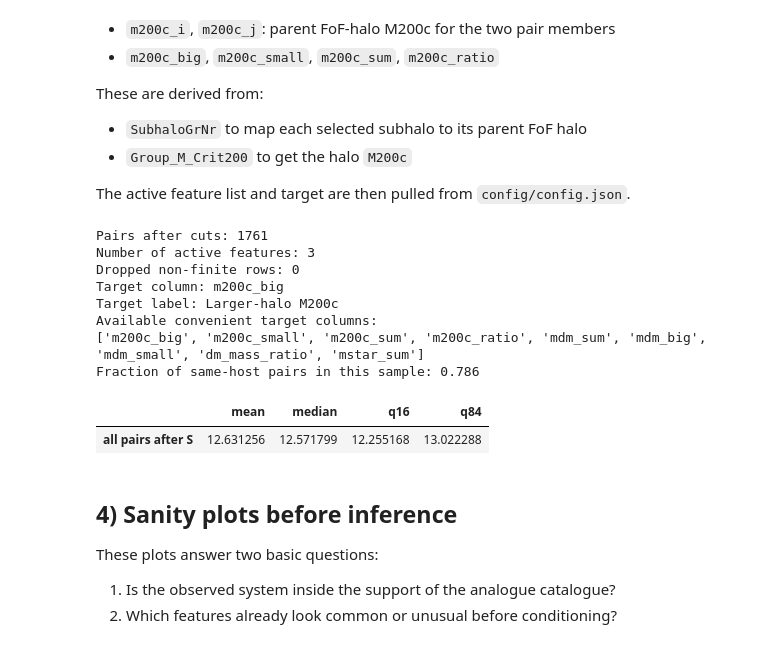
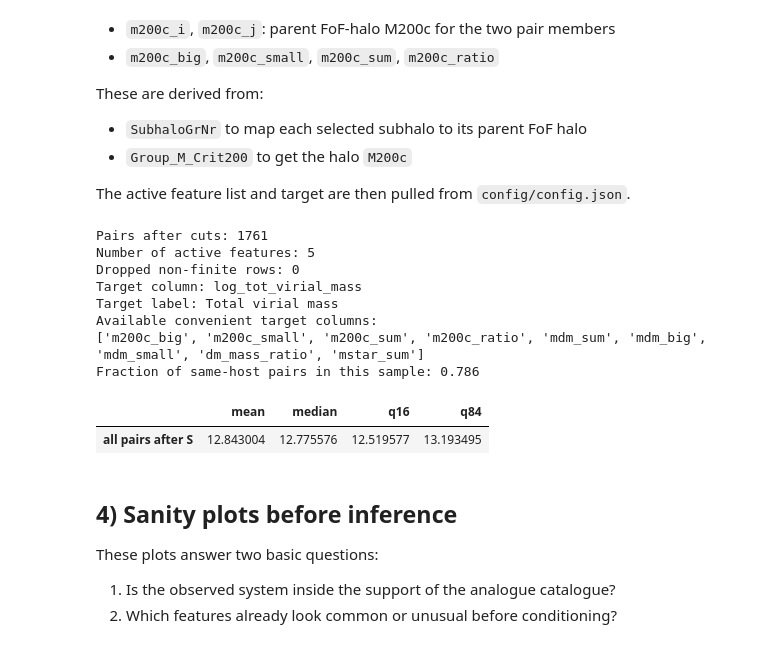
Before and after one commit to topesonen/dsp-cosmology, a Jupyter notebook: notebooks/run_simulations.ipynb, the cells around one changed output. Saved outputs shown, nothing was run; the diff lists cells and outputs as text; code cells hidden in the pictures.

Commit message:
features and targets refined

```diff
--- a/notebooks/run_simulations.ipynb
+++ b/notebooks/run_simulations.ipynb
@@ -292,6 +294,9 @@ mstar_j = sample.m_stellar[pair_j].astype(np.float64, copy=False)
 mdm_i = sample.m_dark_matter[pair_i].astype(np.float64, copy=False)
 mdm_j = sample.m_dark_matter[pair_j].astype(np.float64, copy=False)
 
+k_band_i = sample.k_band[pair_i].astype(np.float64, copy=False)
+k_band_j = sample.k_band[pair_j].astype(np.float64, copy=False)
+
 catalog = {
     "r_kpc": pairs.separation.astype(np.float64, copy=False),
     "v_r": pairs.vr.astype(np.float64, copy=False),
@@ -299,11 +304,14 @@ catalog = {
     "same_host": pairs.have_same_host.astype(np.float64, copy=False),
     "mstar_i": mstar_i,
     "mstar_j": mstar_j,
+    "k_band_small": k_band_i,
+    "k_band_large": k_band_j,
     "mstar_big": np.maximum(mstar_i, mstar_j),
     "mstar_small": np.minimum(mstar_i, mstar_j),
     "mdm_i": mdm_i,
     "mdm_j": mdm_j,
     "mdm_sum": mdm_i + mdm_j,
+    "log_tot_virial_mass": pairs.log_tot_virial_mass
 }
 
 # Add a few convenient derived columns for target presets.
@@ -343,37 +351,37 @@ problem = prepare_density_problem(
 X = problem["X"]
 theta = problem["theta"]
 feature_names = problem["feature_names"]
 target_name = TARGET_LABEL
 
 print("Pairs after cuts:", X.shape[0])
 print("Number of active features:", X.shape[1])
 print("Dropped non-finite rows:", problem["dropped_rows"])
 print("Target column:", TARGET)
 print("Target label:", target_name)
 print("Available convenient target columns:")
 print([
     "m200c_big", "m200c_small", "m200c_sum", "m200c_ratio",
     "mdm_sum", "mdm_big", "mdm_small", "dm_mass_ratio", "mstar_sum",
 ])
 
 same_host_fraction = float(np.mean(group_i == group_j))
 print(f"Fraction of same-host pairs in this sample: {same_host_fraction:.3f}")
 if TARGET == "m200c_sum" and same_host_fraction > 0:
     print("Warning: m200c_sum double-counts the parent FoF halo for same-host pairs.")
 
 prior_summary = summarize_posterior(theta)
 display(pd.DataFrame([prior_summary], index=["all pairs after S"]))
 # %% [output]
 Pairs after cuts: 1761
-Number of active features: 3
+Number of active features: 5
 Dropped non-finite rows: 0
-Target column: m200c_big
-Target label: Larger-halo M200c
+Target column: log_tot_virial_mass
+Target label: Total virial mass
 Available convenient target columns:
 ['m200c_big', 'm200c_small', 'm200c_sum', 'm200c_ratio', 'mdm_sum', 'mdm_big', 'mdm_small', 'dm_mass_ratio', 'mstar_sum']
 Fraction of same-host pairs in this sample: 0.786
 |  | mean | median | q16 | q84 |
-| all pairs after S | 12.631256 | 12.571799 | 12.255168 | 13.022288 |
+| all pairs after S | 12.843004 | 12.775576 | 12.519577 | 13.193495 |
 # %% [markdown]
 ## 4) Sanity plots before inference
 
```
Also changed, not shown: parts of 9 cells of this notebook, 3 other files.
